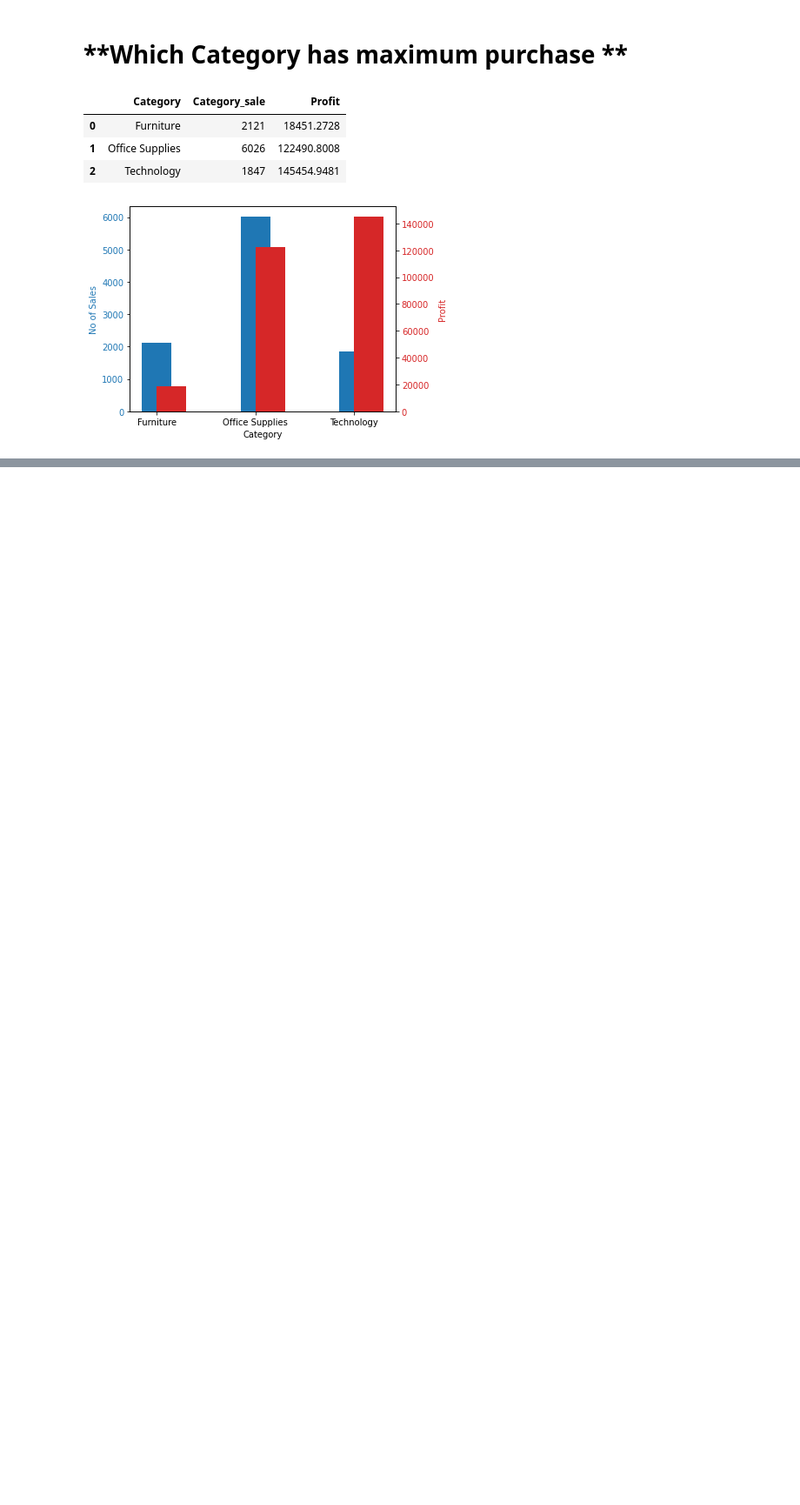
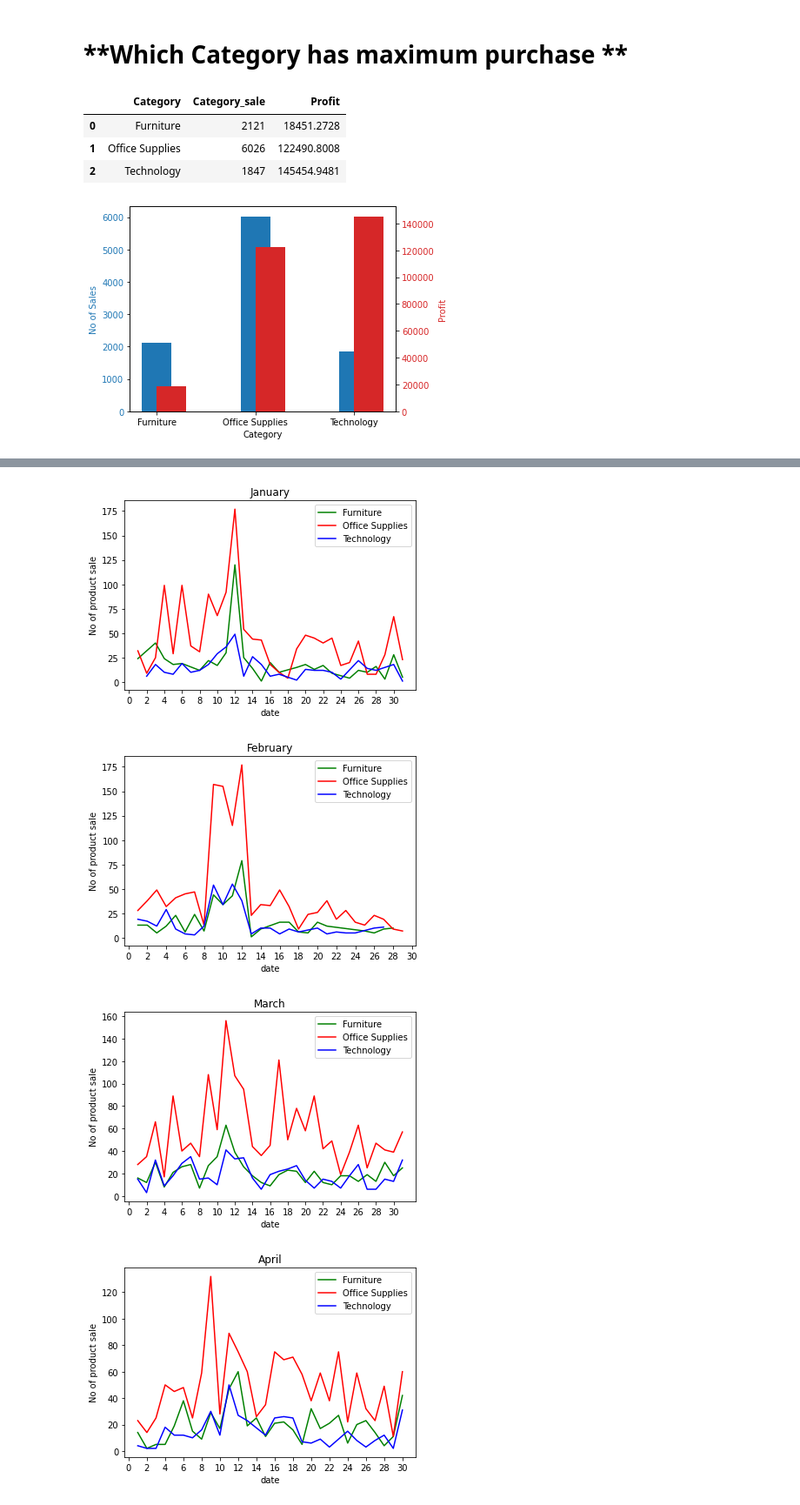
Before and after one commit to Moizcode/Hello-world, a Jupyter notebook: store-dataanalysis.ipynb, the cells around one changed output, grey strips where cells are left out. Shown at 87% size. Saved outputs shown, nothing was run; the diff lists cells and outputs as text; code cells hidden in the pictures; blank space fills up the shorter version.

Commit message:
Kaggle Notebook | store_dataAnalysis | Version 2

```diff
--- a/store-dataanalysis.ipynb
+++ b/store-dataanalysis.ipynb
@@ -117,0 +120,25 @@ plt.show()
+# %%
+store_data['date'] = store_data['Order Date'].dt.day
+store_data['month'] = store_data['Order Date'].dt.month
+date_sale = store_data.groupby(['Category','month','date']).Quantity.sum()
+
+All_months = ['waste','January', 'February', 'March', 'April', 'May', 'June', 'July', 'August', 'September', 'October', 'November', 'December']
+cate = ['Furniture','Office Supplies','Technology']
+d = ['g-','r-','b-']
+for y in range(1,13):
+    for u in range(3):
+        x = range(0,31,2)
+        temp = date_sale[cate[u]][y]
+        plt.plot(temp,d[u])
+        plt.xlabel('date')
+        plt.xticks(x)
+        plt.title(All_months[y])
+        plt.ylabel('No of product sale')
+    plt.legend(('Furniture', 'Office Supplies', 'Technology'),
+           loc='upper right')
+    plt.show()
+# %% [output]
+[figure, added]
+[figure, added]
+[figure, added]
+[figure, added]
```
Also changed, not shown: parts of 2 cells of this notebook.
